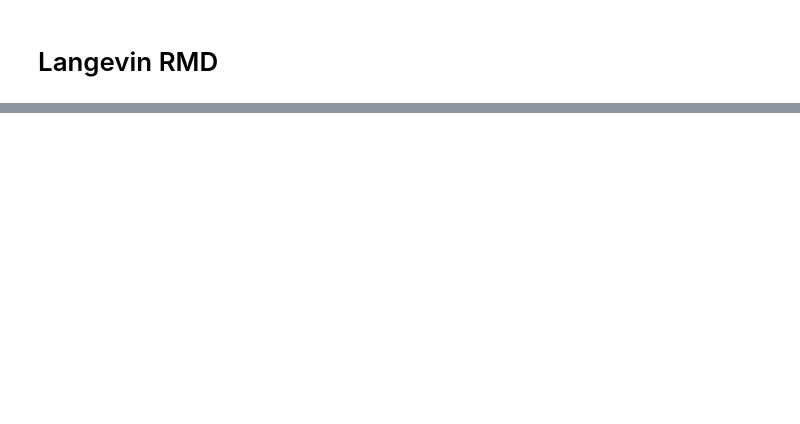
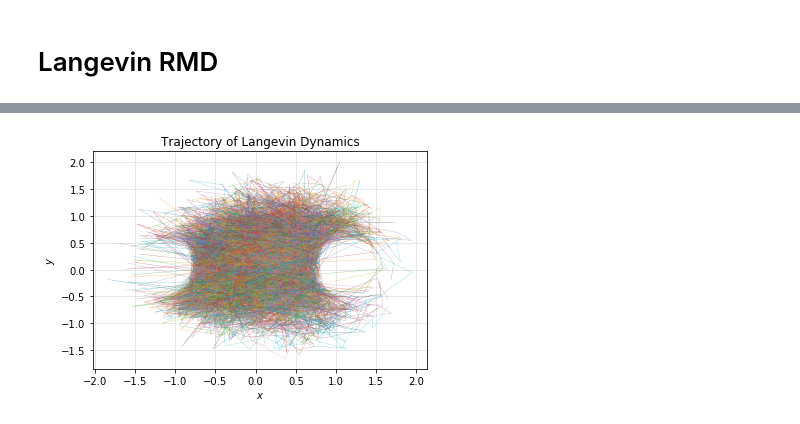
Before and after one commit to FrancescoSlongo/VariationalMD, a Jupyter notebook: 2D_ToyModel_2.ipynb, the cells around one changed output, grey strips where cells are left out. Drawn from its saved outputs; the diff is of its cells as text; code cells hidden in the pictures; blank space fills up the shorter version.

```diff
--- a/2D_ToyModel_2.ipynb
+++ b/2D_ToyModel_2.ipynb
@@ -437,6 +876,6 @@ plt.show()
 # %%
 @njit
-def LI_RMD(q0, dt = 0.02, KbT = 0.15, kr = 1, seed=None,  isteps = 4000):
+def LI_RMD(q0, dt = 0.02, KbT = 0.15, kr = 50, seed=None,  isteps = 4000):
     # Define preliminary variables
     q = np.empty((isteps, 2), dtype=np.float64)
     z = np.empty(isteps, dtype=np.float64)
@@ -467,9 +906,6 @@ def LI_RMD(q0, dt = 0.02, KbT = 0.15, kr = 1, seed=None,  isteps = 4000):
             q[i+1,1] = q[i,1]+f[1]*dt+np.sqrt(2.0*KbT*dt)*np.random.normal(0,1)-kr*(z[i]-zmin)*q[i,1]*dt/z[i]
         i += 1
         s = state(q[i,:])
-        #print('State:= ', s)
-        #print('Position:= ',q[i,:])
-        #print('Trajectory length:= ', i-j-2)
 
     z[i] = z_dist(q[i,:])
     if tmp == 0:
@@ -485,7 +921,7 @@ def LI_RMD(q0, dt = 0.02, KbT = 0.15, kr = 1, seed=None,  isteps = 4000):
 
 
 @njit
-def LI_RMD2(q0, dt = 0.02, KbT = 0.15, kr = 1, seed=None,  isteps = 4000):
+def LI_RMD2(q0, dt = 0.02, KbT = 0.15, kr = 50, seed=None,  isteps = 4000):
     # Define preliminary variables
     q = np.empty((isteps, 2), dtype=np.float64)
     z = np.empty(isteps, dtype=np.float64)
@@ -516,9 +952,6 @@ def LI_RMD2(q0, dt = 0.02, KbT = 0.15, kr = 1, seed=None,  isteps = 4000):
             q[i+1,1] = q[i,1]+f[1]*dt+np.sqrt(2.0*KbT*dt)*np.random.normal(0,1)-kr*(z[i]-zmin)*q[i,1]*dt/z[i]
         i += 1
         s = state2(q[i,:])
-        #print('State:= ', s)
-        #print('Position:= ',q[i,:])
-        #print('Trajectory length:= ', i-j-2)
 
     z[i] = z_dist(q[i,:])
     if tmp == 0:
@@ -623,0 +969,71 @@ plt.show()
+# %%
+### First potential
+
+## Runs of the Langevin dynamics
+# Fix the temperature
+KBT = 1.5
+# Figure
+plt.figure()
+tmp = 0
+# Loop over many iterations with different initial conditions
+np.random.seed(42)
+for i in range(1000):
+    q0 = [-1.0, 0.0]  # Initial conditions
+    traj, z = LI_RMD(q0, KbT = KBT, kr = 50)  # I run the integrator
+    # Way to put all the trajectories together
+    if tmp==0:
+        trajall = np.copy(traj)
+        tmp = 1
+    if tmp==1:
+        trajall = np.concatenate((trajall, traj), axis=0)
+    # Plot of the single trajectory
+    plt.plot(traj[:,0], traj[:,1], linewidth=0.2)
+    #plt.plot(z)
+# Title,labels and grid
+plt.title('Trajectory of Langevin Dynamics')
+plt.xlabel('$x$')
+plt.ylabel('$y$')
+axes = plt.gca()
+axes.set_axisbelow(True)
+plt.grid(True, which='major', axis='both', color='#e0e0e0')
+plt.show()
+
+### Probability density plot
+plot_prob_distr(trajall, [-0.9, 1.2], [-0.4, 1.5], 0.02)
+
+
+
+### Second potential
+
+## Runs of the Langevin dynamics
+# Fix the temperature
+KBT = 1.5
+# Figure
+plt.figure()
+tmp = 0
+# Loop over many iterations with different initial conditions
+np.random.seed(42)
+for i in range(1000):
+    q0 = [-1.0, 0.0]  # Initial conditions
+    traj, z = LI_RMD2(q0, KbT = KbT, kr = 50)  # I run the integrator
+    # Way to put all the trajectories together
+    if tmp==0:
+        trajall = np.copy(traj)
+        tmp = 1
+    if tmp==1:
+        trajall = np.concatenate((trajall, traj), axis=0)
+    # Plot of the single trajectory
+    plt.plot(traj[:,0], traj[:,1], linewidth=0.2)
+    #plt.plot(z)
+# Title,labels and grid
+plt.title('Trajectory of Langevin Dynamics')
+plt.xlabel('$x$')
+plt.ylabel('$y$')
+axes = plt.gca()
+axes.set_axisbelow(True)
+plt.grid(True, which='major', axis='both', color='#e0e0e0')
+plt.show()
+
+## Probability density plot
+plot_prob_distr(trajall, [-0.9, 1.2], [-1.5, 1.5], 0.02)
+# %% [output]
@@ -623,0 +1050 @@ plt.show()
+[figure, added]
```
Also changed, not shown: parts of 40 cells of this notebook, 2 other files.
